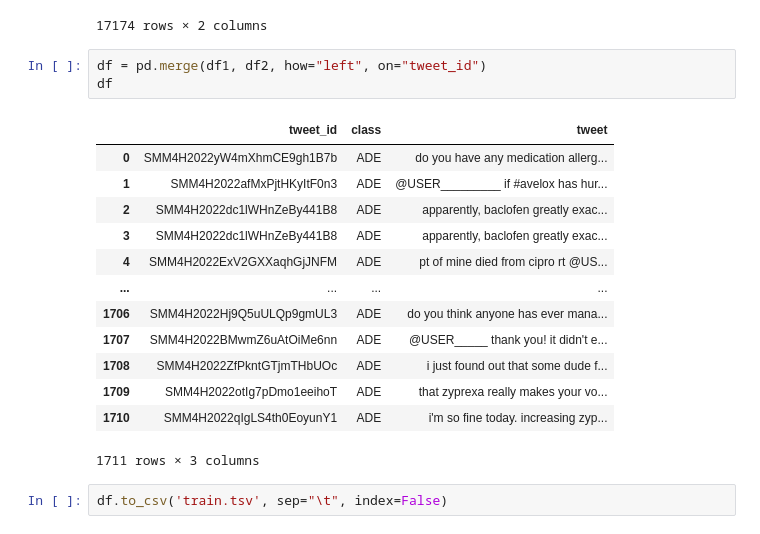
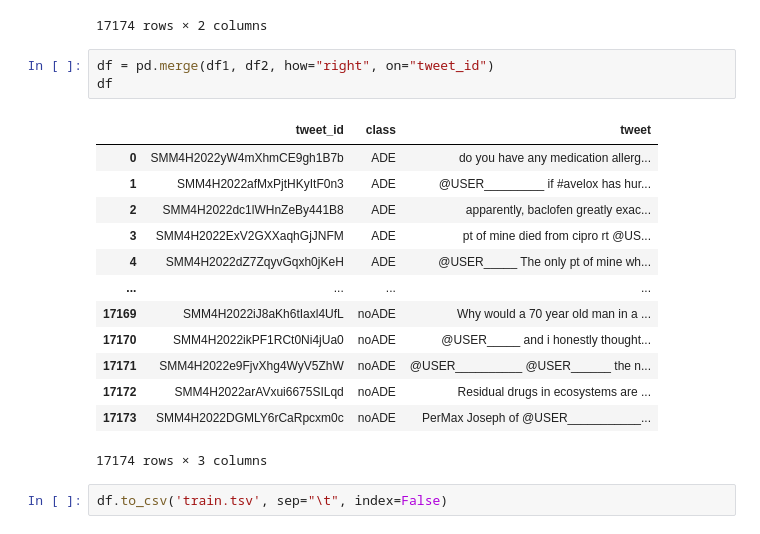
Before and after one commit to leungwai/JPM_SMM4H_1a_LW, a Jupyter notebook: Datasets/Subtask_1a/training/Task 1a Train Pre-Partitioning.ipynb, the cells around one changed output. Cells and saved outputs as stored; diff of their text form.

```diff
--- a/Datasets/Subtask_1a/training/Task 1a Train Pre-Partitioning.ipynb
+++ b/Datasets/Subtask_1a/training/Task 1a Train Pre-Partitioning.ipynb
@@ -42,22 +42,22 @@ df2
 | 17173 | SMM4H2022DGMLY6rCaRpcxm0c | PerMax Joseph of @USER___________... |
 17174 rows × 2 columns
 # %%
-df = pd.merge(df1, df2, how="left", on="tweet_id")
+df = pd.merge(df1, df2, how="right", on="tweet_id")
 df
 # %% [output]
 |  | tweet_id | class | tweet |
 | 0 | SMM4H2022yW4mXhmCE9gh1B7b | ADE | do you have any medication allerg... |
 | 1 | SMM4H2022afMxPjtHKyItF0n3 | ADE | @USER_________ if #avelox has hur... |
 | 2 | SMM4H2022dc1lWHnZeBy441B8 | ADE | apparently, baclofen greatly exac... |
-| 3 | SMM4H2022dc1lWHnZeBy441B8 | ADE | apparently, baclofen greatly exac... |
-| 4 | SMM4H2022ExV2GXXaqhGjJNFM | ADE | pt of mine died from cipro rt @US... |
+| 3 | SMM4H2022ExV2GXXaqhGjJNFM | ADE | pt of mine died from cipro rt @US... |
+| 4 | SMM4H2022dZ7ZqyvGqxh0jKeH | ADE | @USER_____ The only pt of mine wh... |
 | ... | ... | ... | ... |
-| 1706 | SMM4H2022Hj9Q5uULQp9gmUL3 | ADE | do you think anyone has ever mana... |
-| 1707 | SMM4H2022BMwmZ6uAtOiMe6nn | ADE | @USER_____ thank you! it didn't e... |
-| 1708 | SMM4H2022ZfPkntGTjmTHbUOc | ADE | i just found out that some dude f... |
-| 1709 | SMM4H2022otIg7pDmo1eeihoT | ADE | that zyprexa really makes your vo... |
-| 1710 | SMM4H2022qIgLS4th0EoyunY1 | ADE | i'm so fine today. increasing zyp... |
+| 17169 | SMM4H2022iJ8aKh6tIaxl4UfL | noADE | Why would a 70 year old man in a ... |
+| 17170 | SMM4H2022ikPF1RCt0Ni4jUa0 | noADE | @USER_____ and i honestly thought... |
+| 17171 | SMM4H2022e9FjvXhg4WyV5ZhW | noADE | @USER__________ @USER______ the n... |
+| 17172 | SMM4H2022arAVxui6675SILqd | noADE | Residual drugs in ecosystems are ... |
+| 17173 | SMM4H2022DGMLY6rCaRpcxm0c | noADE | PerMax Joseph of @USER___________... |
-1711 rows × 3 columns
+17174 rows × 3 columns
 # %%
 df.to_csv('train.tsv', sep="\t", index=False)
 # %%
```
Also changed, not shown: parts of 1 cell of this notebook, 8 other files.
